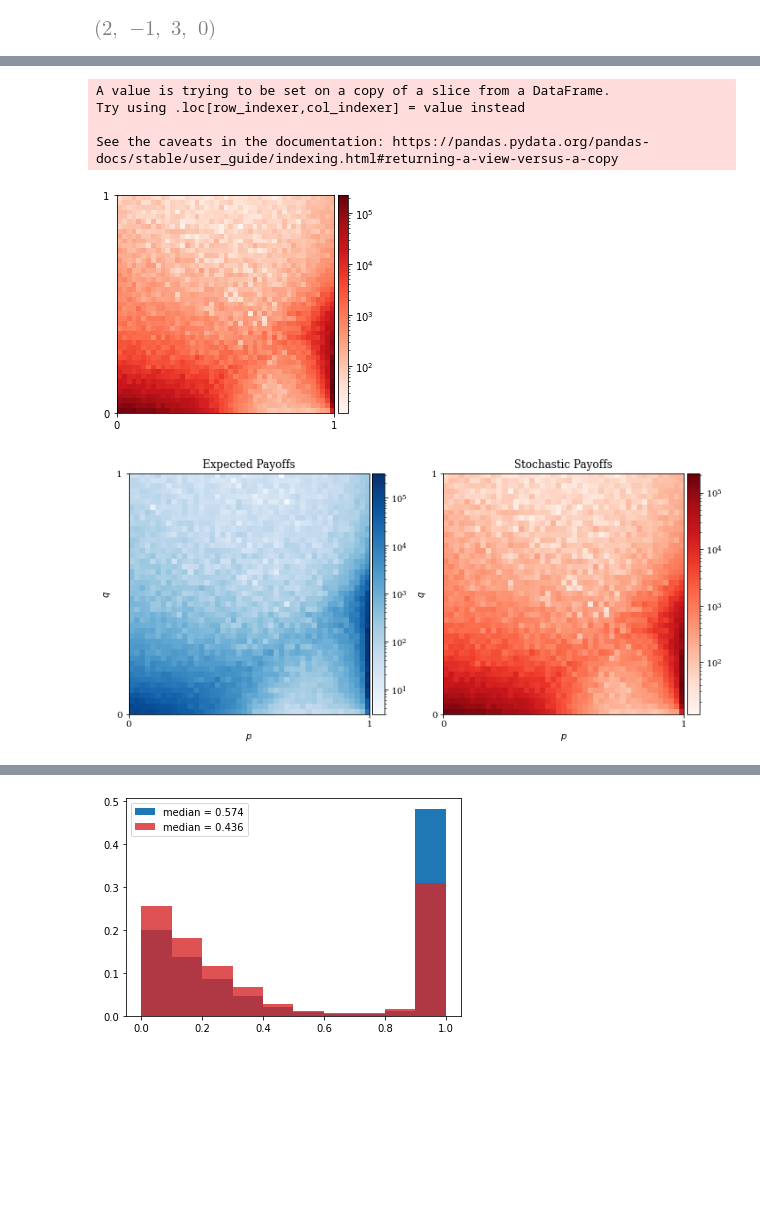
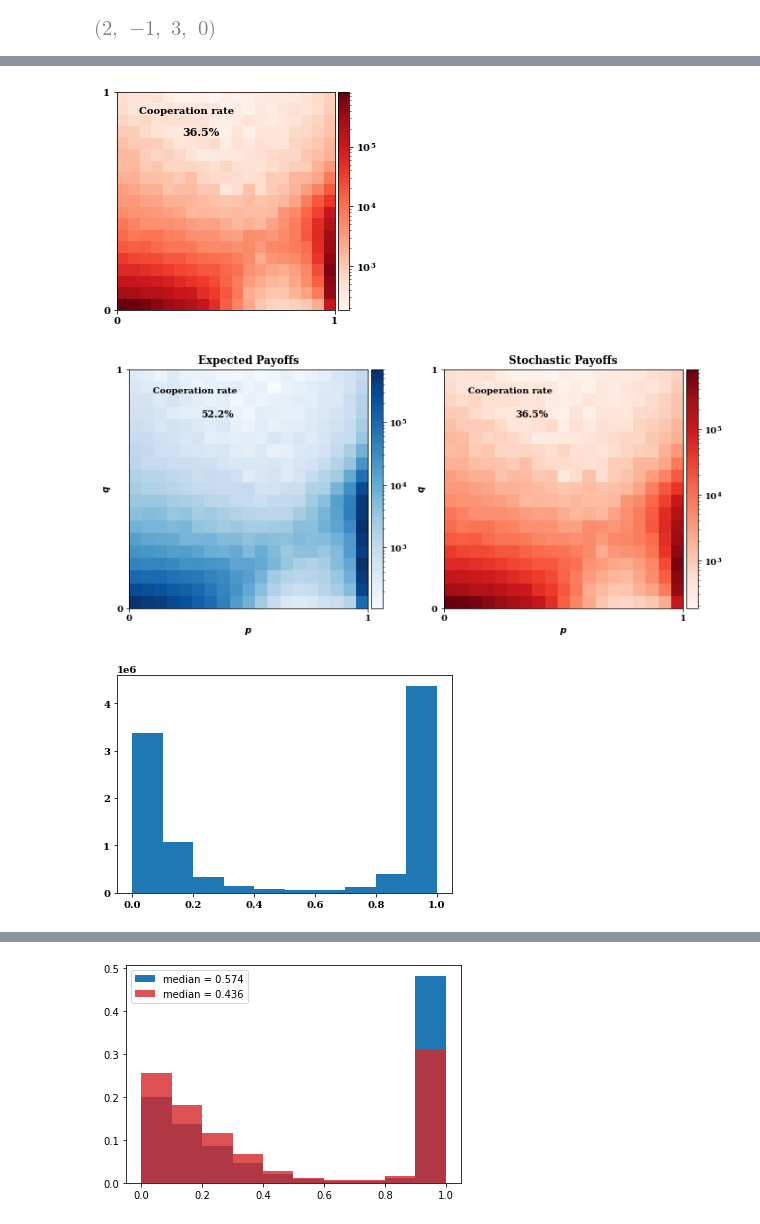
Before and after one commit to Nikoleta-v3/evolution-of-cooperation-with-limited-updating-payoff-memory, a Jupyter notebook: nbs/Numerical results.ipynb, the cells around one changed output, grey strips where cells are left out. Drawn from its saved outputs; the diff is of its cells as text; code cells hidden in the pictures; blank space fills up the shorter version.

```diff
--- a/Numerical results.ipynb
+++ b/nbs/Numerical results.ipynb
@@ -180,11 +172,2 @@ exp.head()
 # %%
 exp = exp.drop_duplicates()
-# %%
-frequencies = []
-previous = 0
-for value in exp['t'][1:]:
-    frequencies.append(value - previous)
-    previous = value
-frequencies.append(10 ** 7 - previous)
-
-exp['frequencies'] = frequencies
@@ -251,7 +214,5 @@ plt.savefig("/Users/glynatsi/src/talks/talks/2021-03-03-Cardiff-University/stati
 # %%
-stoch = pd.read_csv("stochastic.csv", header=None)
+stoch = pd.read_csv("matlab/data/stochastic/clean_c_1_b_3_stochastic_1.csv")
-# %%
-stoch.columns = in_columns
 # %%
 stoch.describe()
 # %% [output]
@@ -267,19 +228,5 @@ stoch.describe()
 # %%
 stoch = stoch.drop_duplicates()
-# %%
-frequencies = []
-previous = 0
-for value in stoch['t'][1:]:
-    frequencies.append(value - previous)
-    previous = value
-frequencies.append(10 ** 7 - previous)
-
-stoch['frequencies'] = frequencies
-# %% [output]
-A value is trying to be set on a copy of a slice from a DataFrame.
-Try using .loc[row_indexer,col_indexer] = value instead
-
-See the caveats in the documentation: https://pandas.pydata.org/pandas-docs/stable/user_guide/indexing.html#returning-a-view-versus-a-copy
 # %%
 ps_stoch, qs_stoch = [], []
 for p, q, v in zip(stoch["p"], stoch["q"], stoch["frequencies"]):
@@ -289,27 +236,30 @@ for p, q, v in zip(stoch["p"], stoch["q"], stoch["frequencies"]):
 # %%
 fig, axes = plt.subplots()
 
-heatmap, xedges, yedges = np.histogram2d(ps_stoch, qs_stoch, bins=45)
+heatmap, xedges, yedges = np.histogram2d(ps_stoch, qs_stoch, bins=19)
 
 extent = [xedges[0], xedges[-1], yedges[0], yedges[-1]]
 
 im = axes.imshow(heatmap.T, extent=extent, origin="lower", cmap=matplotlib.cm.get_cmap("Reds"),
-                 norm=colors.LogNorm(vmin=heatmap.min(),
-                                                                                    vmax=heatmap.max()))
+                 norm=colors.LogNorm(vmin=heatmap.min(), vmax=heatmap.max()))
 
 divider = make_axes_locatable(axes)
 cax = divider.append_axes('right', size='5%', pad=0.05)
 fig.colorbar(im, cax=cax, orientation='vertical')
 
 axes.set_xticks(np.linspace(0, 1, 2))
 axes.set_yticks(np.linspace(0, 1, 2));
+
+axes.text(.1, .9, "Cooperation rate", color='black', fontsize=10)
+axes.text(.30, .8, f"{round(sum(stoch['average cooperation rate'] * (stoch['frequencies'] / 10 ** 7)), 3) * 100}%",
+          color='black', fontsize=11);
 # %% [output]
-[figure, old version]
+[figure, new version]
 # %%
 fig, axes = plt.subplots(ncols=2, figsize=(10, 7))
 
 
-heatmap, xedges, yedges = np.histogram2d(ps, qs, bins=45)
+heatmap, xedges, yedges = np.histogram2d(ps, qs, bins=19)
 
 extent = [xedges[0], xedges[-1], yedges[0], yedges[-1]]
 
@@ -322,7 +272,7 @@ fig.colorbar(im, cax=cax, orientation='vertical')
 
 
 
-heatmap, xedges, yedges = np.histogram2d(ps_stoch, qs_stoch, bins=45)
+heatmap, xedges, yedges = np.histogram2d(ps_stoch, qs_stoch, bins=19)
 
 extent = [xedges[0], xedges[-1], yedges[0], yedges[-1]]
 
@@ -335,18 +285,24 @@ cax = divider.append_axes('right', size='5%', pad=0.05)
 fig.colorbar(im, cax=cax, orientation='vertical')
 
 
-for i in range(2):
+
+
+for i, df in enumerate([exp, stoch]):
     axes[i].set_xticks(np.linspace(0, 1, 2))
     axes[i].set_yticks(np.linspace(0, 1, 2));
     axes[i].set_xlabel("$p$")
     axes[i].set_ylabel("$q$")
 
+    axes[i].text(.1, .9, "Cooperation rate", color='black', fontsize=10)
+    axes[i].text(.30, .8, f"{round(sum(df['average cooperation rate'] * (df['frequencies'] / 10 ** 7)), 3) * 100}%",
+          color='black', fontsize=11);
 
-axes[0].set_title("Expected Payoffs");
-axes[1].set_title("Stochastic Payoffs");
+
+axes[0].set_title("Expected Payoffs", weight="bold");
+axes[1].set_title("Stochastic Payoffs", weight="bold");
 
 fig.tight_layout()
 
 fig.savefig("static/expected_and_stochastic_for_donation_game.pdf", )
 # %% [output]
-[figure, old version]
+[figure, new version]
@@ -352,0 +319,4 @@ fig.savefig("static/expected_and_stochastic_for_donation_game.pdf", )
+# %%
+plt.hist(exp_coops);
+# %% [output]
+[figure, added]
```
Also changed, not shown: parts of 18 cells of this notebook, 3 other files.
